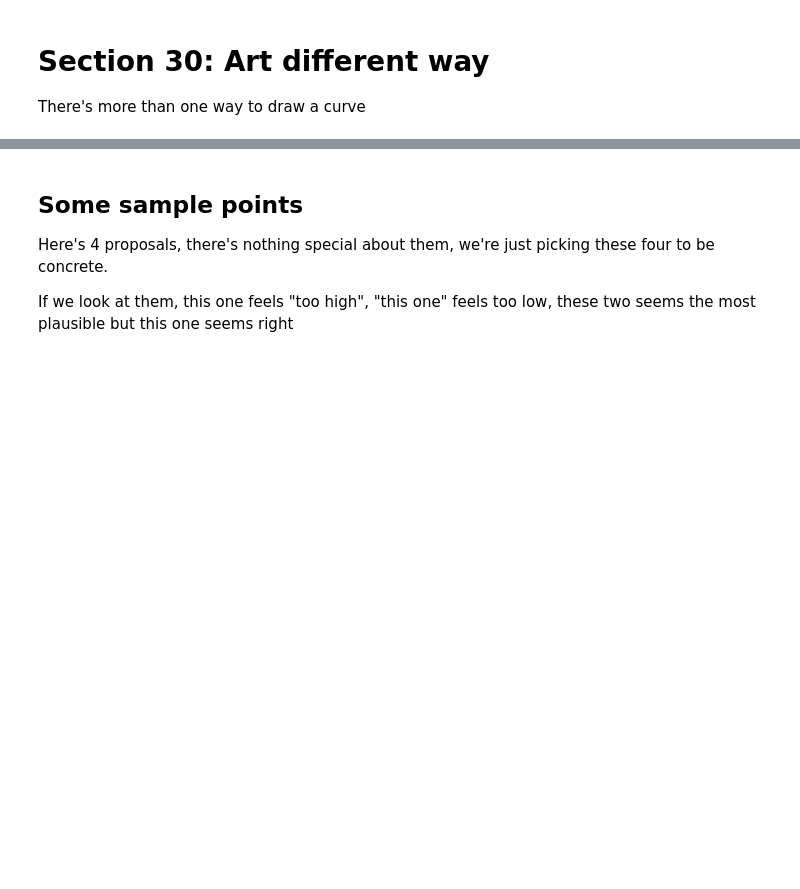
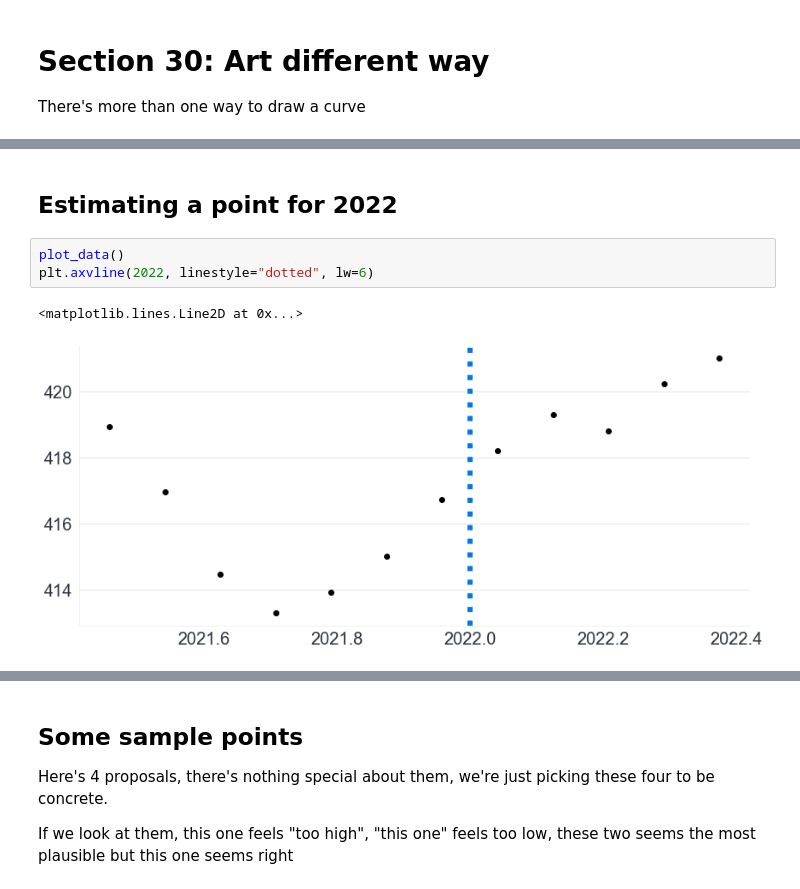
Before and after one commit to bwengals/etc, a Jupyter notebook: lesson_2_Section_30_new.ipynb, the cells around one changed output, grey strips where cells are left out. Saved outputs shown, nothing was run; the diff lists cells and outputs as text; blank space fills up the shorter version.

```diff
--- a/lesson_2_Section_30_new.ipynb
+++ b/lesson_2_Section_30_new.ipynb
@@ -28,0 +95,8 @@ Think about it, would a five year old draw a fixed function then say, ok what I
+# %% [markdown]
+## Estimating a point for 2022
+# %%
+plot_data()
+plt.axvline(2022, linestyle="dotted", lw=6)
+# %% [output]
+<matplotlib.lines.Line2D at 0x...>
+[figure, added]
```
Also changed, not shown: parts of 15 cells of this notebook, 1 other file.
